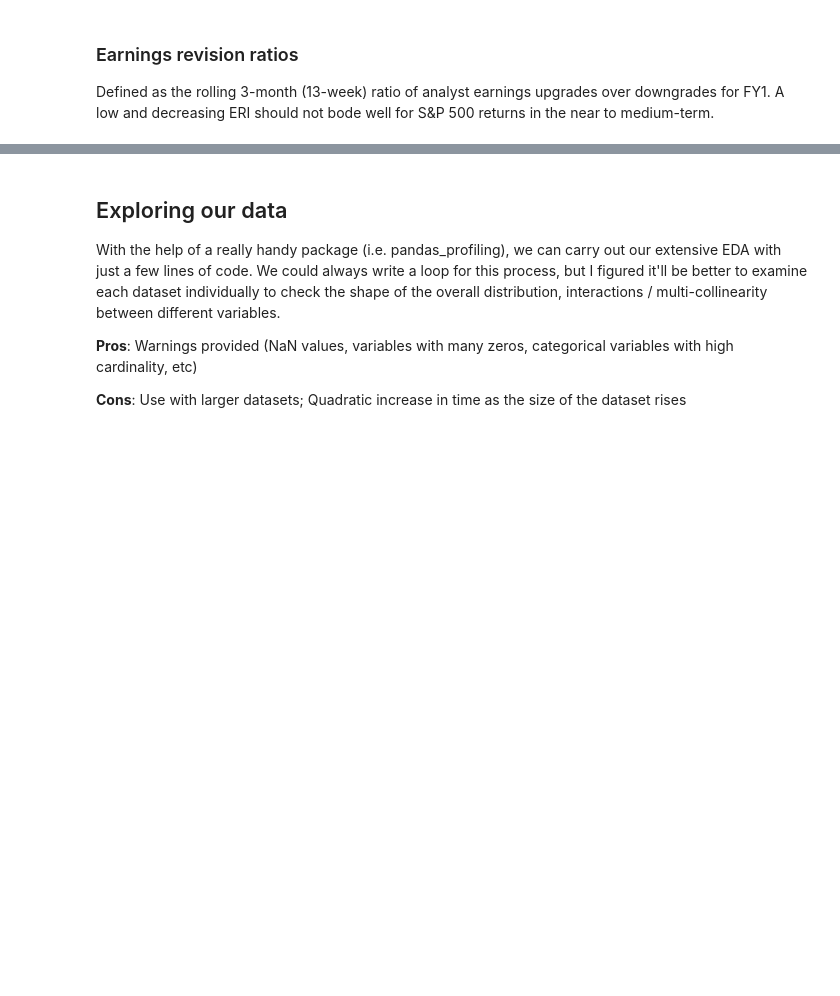
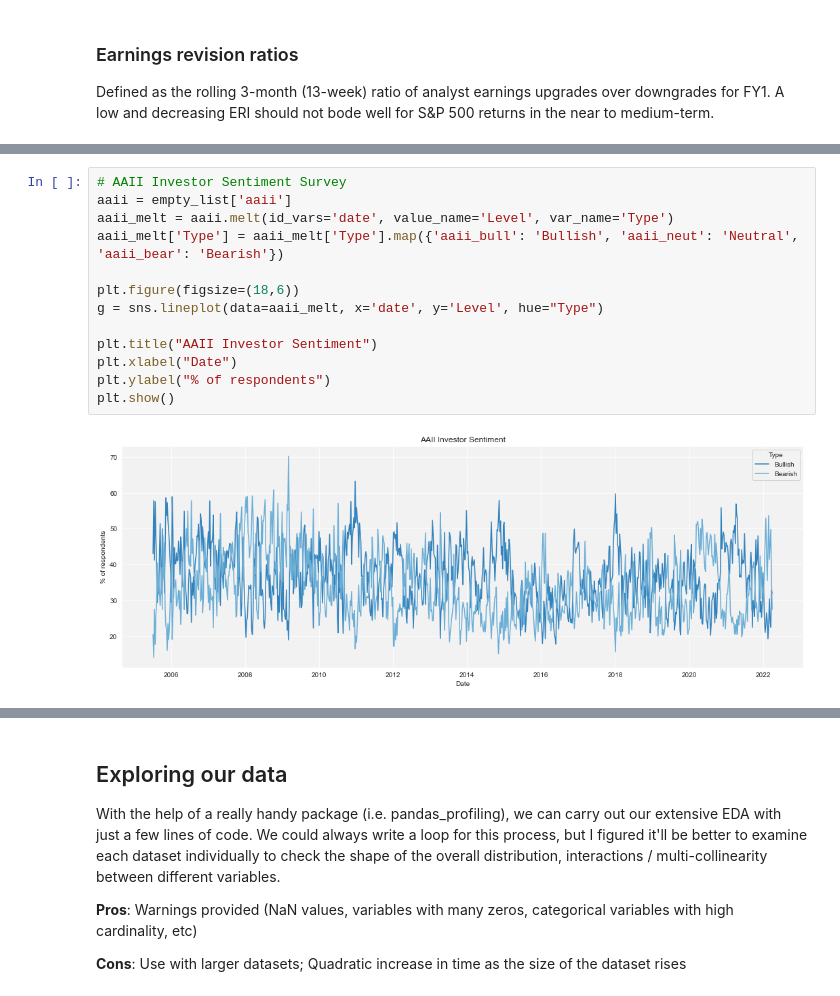
Before and after one commit to deltajuliette/CASSANDRA_calling_pullbacks, a Jupyter notebook: code/SIREN_basics.ipynb, the cells around one changed output, grey strips where cells are left out. Drawn from its saved outputs; the diff is of its cells as text; blank space fills up the shorter version.

```diff
--- a/code/SIREN_basics.ipynb
+++ b/code/SIREN_basics.ipynb
@@ -217,0 +296,15 @@ plt.show()
+# %%
+# AAII Investor Sentiment Survey
+aaii = empty_list['aaii']
+aaii_melt = aaii.melt(id_vars='date', value_name='Level', var_name='Type')
+aaii_melt['Type'] = aaii_melt['Type'].map({'aaii_bull': 'Bullish', 'aaii_neut': 'Neutral', 'aaii_bear': 'Bearish'})
+
+plt.figure(figsize=(18,6))
+g = sns.lineplot(data=aaii_melt, x='date', y='Level', hue="Type")
+
+plt.title("AAII Investor Sentiment")
+plt.xlabel("Date")
+plt.ylabel("% of respondents")
+plt.show()
+# %% [output]
+[figure, added]
```
Also changed, not shown: parts of 36 cells of this notebook, 28 other files.
